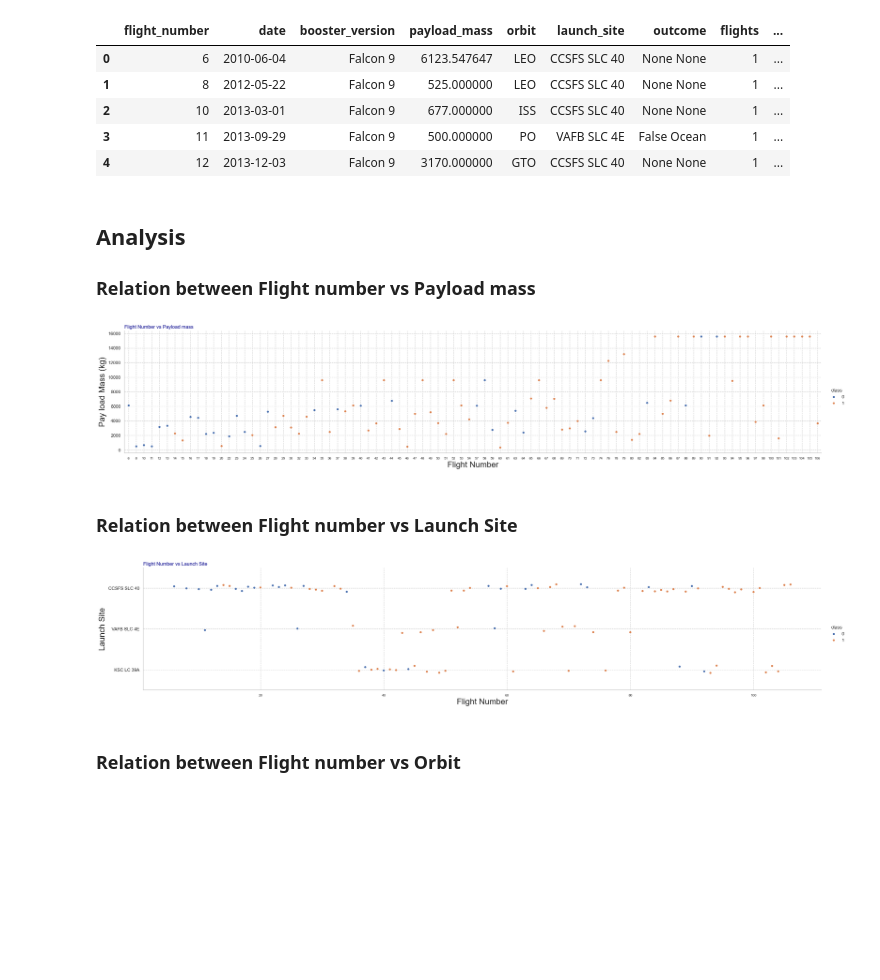
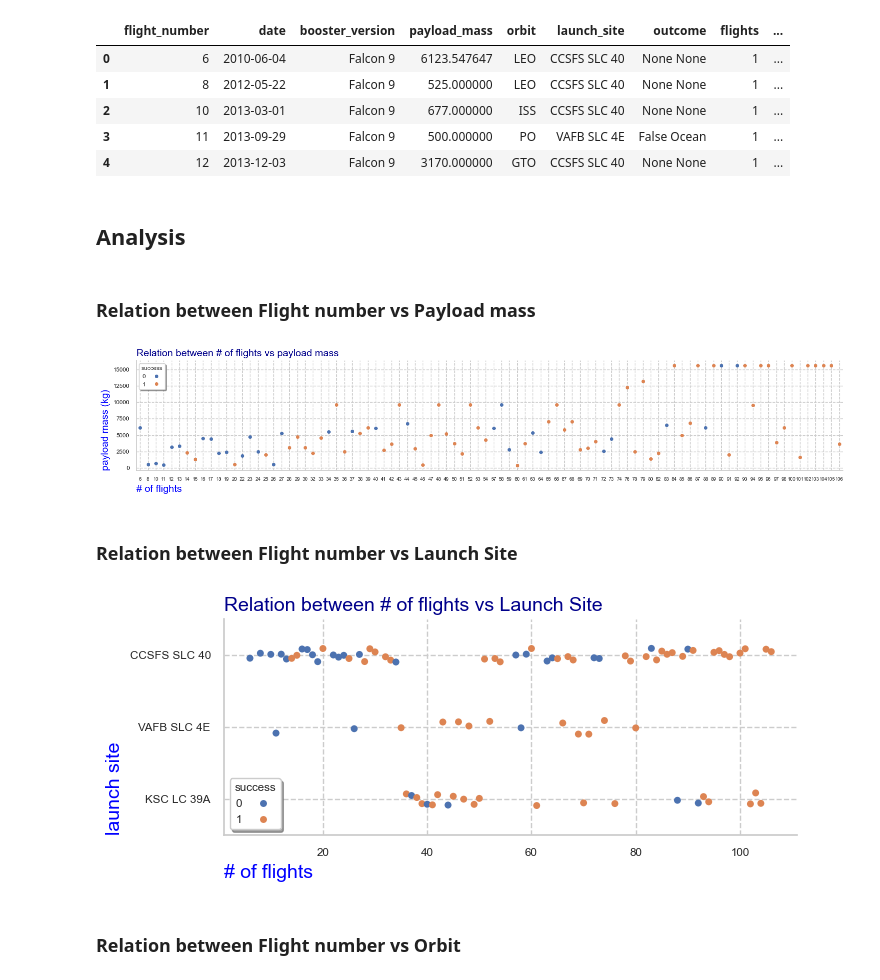
Before and after one commit to jdelarubia/ibm-data-science-cert-capstone, a Jupyter notebook: 06-eda-predictions.ipynb, the cells around one changed output. Saved outputs shown, nothing was run; the diff lists cells and outputs as text; code cells hidden in the pictures; blank space fills up the shorter version.

```diff
--- a/06-eda-predictions.ipynb
+++ b/06-eda-predictions.ipynb
@@ -29,43 +29,81 @@ df.head()
 | 2 | 10 | 2013-03-01 | Falcon 9 | 677.000000 | ISS | CCSFS SLC 40 | None None | 1 | ... |
 | 3 | 11 | 2013-09-29 | Falcon 9 | 500.000000 | PO | VAFB SLC 4E | False Ocean | 1 | ... |
 | 4 | 12 | 2013-12-03 | Falcon 9 | 3170.000000 | GTO | CCSFS SLC 40 | None None | 1 | ... |
+# %% [markdown]
+## Analysis
 # %% [markdown]
-## Analysis
-
 ### Relation between Flight number vs Payload mass
 # %%
 def graph_flight_number_vs_payload_mass():
     xlabel = "flight_number"
     ylabel = "payload_mass"
-    sns.catplot(x=xlabel, y=ylabel, hue="class", data=df, aspect=5)
-    plt.title("Flight Number vs Payload mass", loc="left", color="darkblue")
-    plt.xlabel("Flight Number", fontsize=20)
-    plt.ylabel("Pay load Mass (kg)", fontsize=20)
-    plt.xticks(fontsize="x-small")
+    ax = sns.catplot(
+        x=xlabel,
+        y=ylabel,
+        hue="class",
+        data=df,
+        height=3,
+        aspect=5,
+        legend_out=False,
+    )
+    plt.title(
+        "Relation between # of flights vs payload mass",
+        loc="left",
+        fontdict={"fontsize": 14, "color": "darkblue"},
+    )
+    plt.legend(
+        loc="upper left",
+        fontsize="x-small",
+        title="success",
+        title_fontsize="x-small",
+        frameon=True,
+        markerfirst=False,
+        shadow=True,
+    )
+    plt.xlabel("# of flights", fontsize=14, color="blue", loc="left")
+    plt.ylabel("payload mass (kg)", fontsize=14, color="blue", loc="bottom")
+    plt.xticks(fontsize="xx-small")
+    plt.yticks(fontsize="x-small")
     plt.grid(visible=True, linestyle="dashed")
     plt.show()
 
 
 graph_flight_number_vs_payload_mass()
 # %% [output]
-[figure, old version]
+[figure, new version]
 # %% [markdown]
 ### Relation between Flight number vs Launch Site
 # %%
 def graph_flight_number_vs_launch_site():
     xlabel = "flight_number"
     ylabel = "launch_site"
-    sns.catplot(x=xlabel, y=ylabel, hue="class", data=df, aspect=5)
-    plt.title("Flight Number vs Launch Site", loc="left", color="darkblue")
-    plt.xlabel("Flight Number", fontsize=20)
-    plt.ylabel("Launch Site", fontsize=20)
+    sns.catplot(
+        x=xlabel, y=ylabel, hue="class", data=df, height=3, aspect=2.5, legend_out=False
+    )
+    plt.title(
+        "Relation between # of flights vs Launch Site",
+        loc="left",
+        fontdict={"fontsize": 14, "color": "darkblue"},
+    )
+    plt.legend(
+        loc="lower left",
+        fontsize="x-small",
+        title="success",
+        title_fontsize="x-small",
+        frameon=True,
+        markerfirst=False,
+        shadow=True,
+    )
+    plt.xlabel("# of flights", fontsize=14, color="blue", loc="left")
+    plt.ylabel("launch site", fontsize=14, color="blue", loc="bottom")
     plt.xticks(fontsize="x-small")
+    plt.yticks(fontsize="x-small")
     plt.grid(visible=True, linestyle="dashed")
     plt.show()
 
 
 graph_flight_number_vs_launch_site()
 # %% [output]
-[figure, old version]
+[figure, new version]
 # %% [markdown]
 ### Relation between Flight number vs Orbit
```
Also changed, not shown: parts of 9 cells of this notebook, 4 other files.
